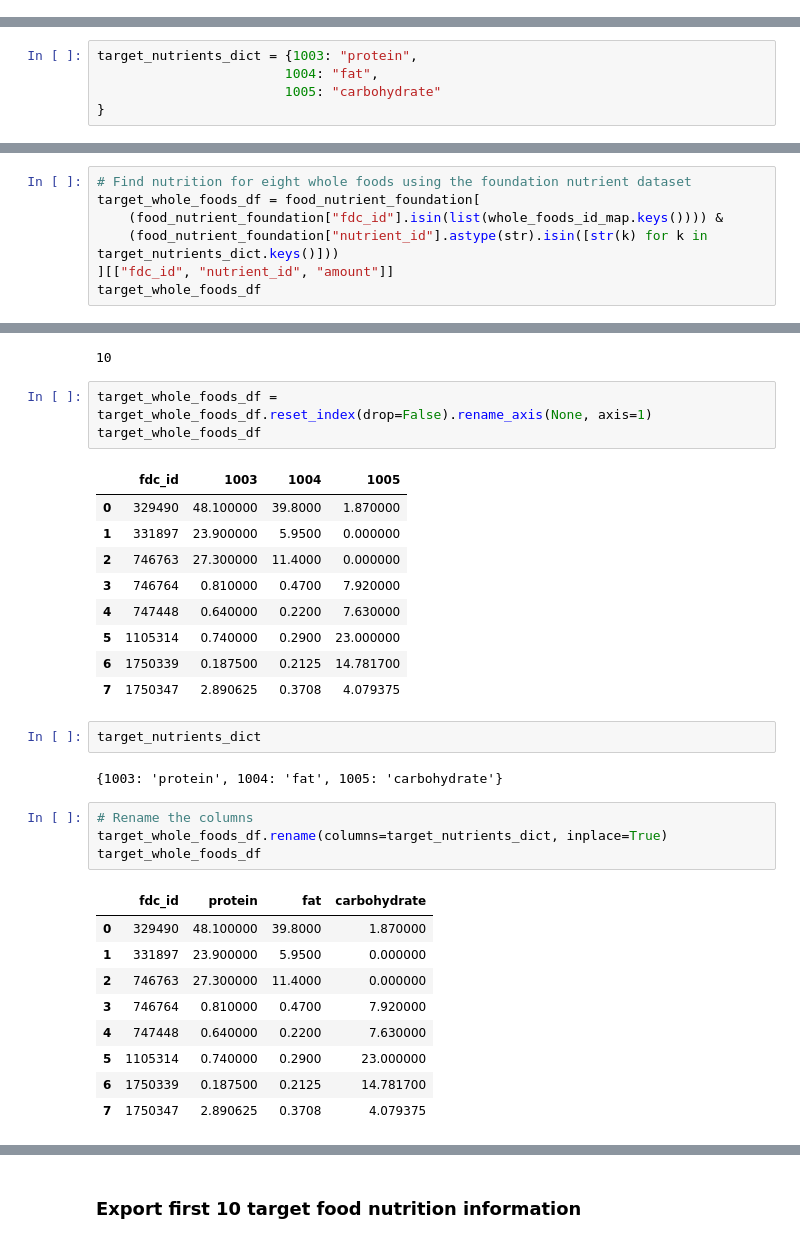
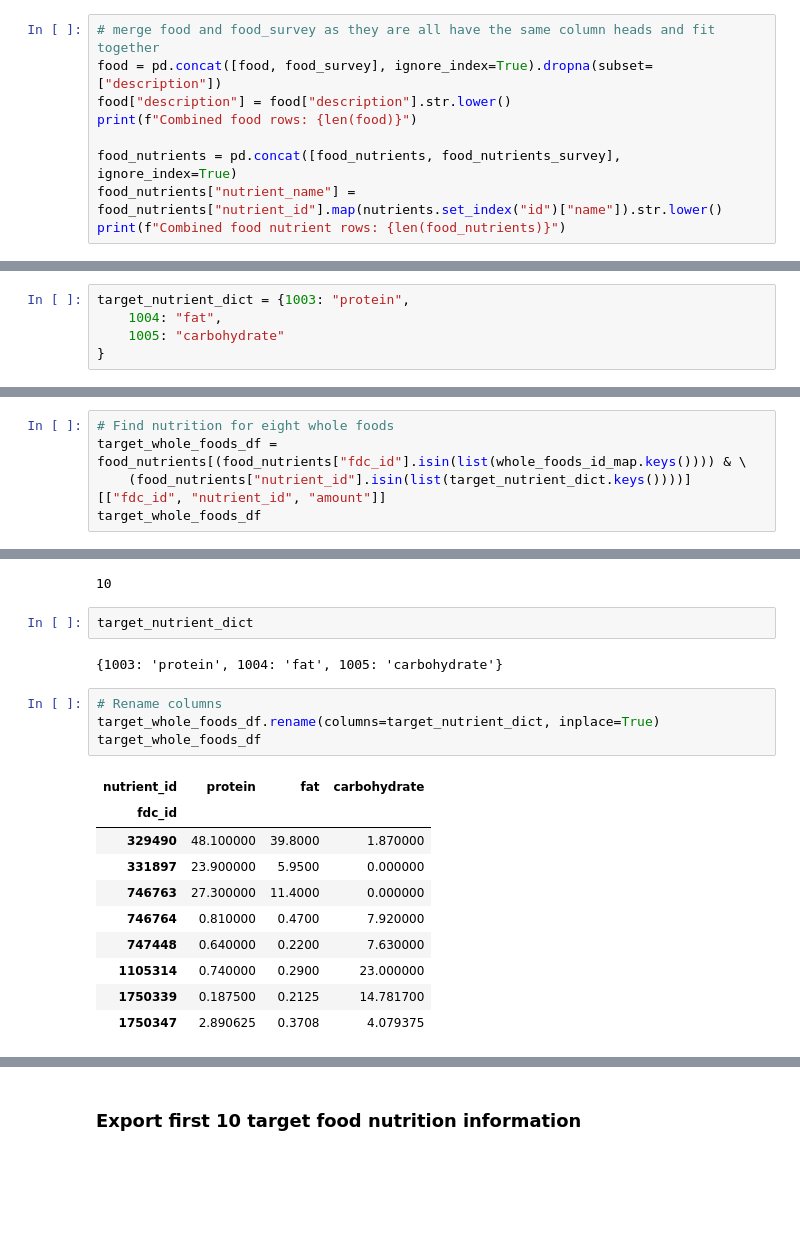
Before and after one commit to developer-austine/snackazam, a Jupyter notebook: data_exploration/usda_explore.ipynb, the cells around one changed output, grey strips where cells are left out. Saved outputs shown, nothing was run; the diff lists cells and outputs as text; blank space fills up the shorter version.

```diff
--- a/data_exploration/usda_food_data_exploration.ipynb
+++ b/data_exploration/usda_explore.ipynb
@@ -41,0 +55,9 @@ len(food_nutrient_survey)
+# %%
+# merge food and food_survey as they are all have the same column heads and fit together
+food = pd.concat([food, food_survey], ignore_index=True).dropna(subset=["description"])
+food["description"] = food["description"].str.lower()
+print(f"Combined food rows: {len(food)}")
+
+food_nutrients = pd.concat([food_nutrients, food_nutrients_survey], ignore_index=True)
+food_nutrients["nutrient_name"] = food_nutrients["nutrient_id"].map(nutrients.set_index("id")["name"]).str.lower()
+print(f"Combined food nutrient rows: {len(food_nutrients)}")
@@ -384,7 +394,7 @@ target_nutrients
 | 5 | 1004 | Total lipid (fat) | G | 204.0 | 800.0 |
 | 6 | 1005 | Carbohydrate, by difference | G | 205.0 | 1110.0 |
 # %%
-target_nutrients_dict = {1003: "protein",
-                        1004: "fat",
-                        1005: "carbohydrate"
+target_nutrient_dict = {1003: "protein",
+    1004: "fat",
+    1005: "carbohydrate"
 }
@@ -578,11 +600,9 @@ list(whole_foods_id_map)
  1750347,
  747448]
 # %%
-# Find nutrition for eight whole foods using the foundation nutrient dataset
-target_whole_foods_df = food_nutrient_foundation[
-    (food_nutrient_foundation["fdc_id"].isin(list(whole_foods_id_map.keys()))) &
-    (food_nutrient_foundation["nutrient_id"].astype(str).isin([str(k) for k in target_nutrients_dict.keys()]))
-][["fdc_id", "nutrient_id", "amount"]]
+# Find nutrition for eight whole foods
+target_whole_foods_df = food_nutrients[(food_nutrients["fdc_id"].isin(list(whole_foods_id_map.keys()))) & \
+    (food_nutrients["nutrient_id"].isin(list(target_nutrient_dict.keys())))][["fdc_id", "nutrient_id", "amount"]]
 target_whole_foods_df
 # %% [output]
 |  | fdc_id | nutrient_id | amount |
@@ -621,34 +641,22 @@ target_whole_foods_df
 len(whole_foods_id_map)
 # %% [output]
 10
-# %%
-target_whole_foods_df = target_whole_foods_df.reset_index(drop=False).rename_axis(None, axis=1)
-target_whole_foods_df
-# %% [output]
-|  | fdc_id | 1003 | 1004 | 1005 |
-| 0 | 329490 | 48.100000 | 39.8000 | 1.870000 |
-| 1 | 331897 | 23.900000 | 5.9500 | 0.000000 |
-| 2 | 746763 | 27.300000 | 11.4000 | 0.000000 |
-| 3 | 746764 | 0.810000 | 0.4700 | 7.920000 |
-| 4 | 747448 | 0.640000 | 0.2200 | 7.630000 |
-| 5 | 1105314 | 0.740000 | 0.2900 | 23.000000 |
-| 6 | 1750339 | 0.187500 | 0.2125 | 14.781700 |
-| 7 | 1750347 | 2.890625 | 0.3708 | 4.079375 |
-# %%
-target_nutrients_dict
-# %% [output]
-{1003: 'protein', 1004: 'fat', 1005: 'carbohydrate'}
+# %%
+target_nutrient_dict
+# %% [output]
+{1003: 'protein', 1004: 'fat', 1005: 'carbohydrate'}
 # %%
-# Rename the columns
-target_whole_foods_df.rename(columns=target_nutrients_dict, inplace=True)
+# Rename columns
+target_whole_foods_df.rename(columns=target_nutrient_dict, inplace=True)
 target_whole_foods_df
 # %% [output]
-|  | fdc_id | protein | fat | carbohydrate |
-| 0 | 329490 | 48.100000 | 39.8000 | 1.870000 |
-| 1 | 331897 | 23.900000 | 5.9500 | 0.000000 |
-| 2 | 746763 | 27.300000 | 11.4000 | 0.000000 |
-| 3 | 746764 | 0.810000 | 0.4700 | 7.920000 |
-| 4 | 747448 | 0.640000 | 0.2200 | 7.630000 |
-| 5 | 1105314 | 0.740000 | 0.2900 | 23.000000 |
-| 6 | 1750339 | 0.187500 | 0.2125 | 14.781700 |
-| 7 | 1750347 | 2.890625 | 0.3708 | 4.079375 |
+| nutrient_id | protein | fat | carbohydrate |
+| fdc_id |  |  |  |
+| 329490 | 48.100000 | 39.8000 | 1.870000 |
+| 331897 | 23.900000 | 5.9500 | 0.000000 |
+| 746763 | 27.300000 | 11.4000 | 0.000000 |
+| 746764 | 0.810000 | 0.4700 | 7.920000 |
+| 747448 | 0.640000 | 0.2200 | 7.630000 |
+| 1105314 | 0.740000 | 0.2900 | 23.000000 |
+| 1750339 | 0.187500 | 0.2125 | 14.781700 |
+| 1750347 | 2.890625 | 0.3708 | 4.079375 |
```
Also changed, not shown: parts of 73 cells of this notebook, 1 other file.
